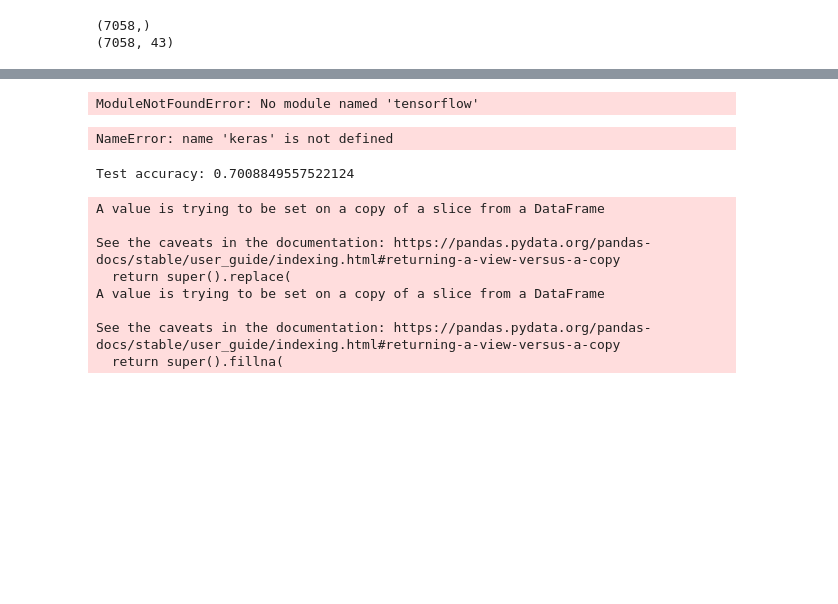
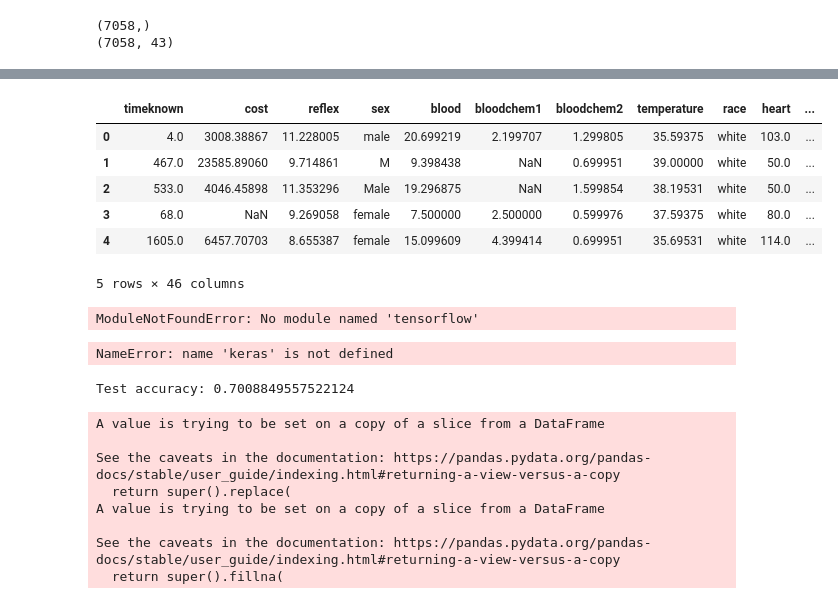
Before and after one commit to geeteshCh/Datathon-Hospital-Exploration, a Jupyter notebook: td-model.ipynb, the cells around one changed output, grey strips where cells are left out. Saved outputs shown, nothing was run; the diff lists cells and outputs as text; code cells hidden in the pictures; blank space fills up the shorter version.

```diff
--- a/td-model.ipynb
+++ b/td-model.ipynb
@@ -269,3 +240,51 @@ X
+# %%
+def one_hot_encode_feature(dd, feature_name):
+    """
+    One-hot encodes a specified feature from a DataFrame.
+
+    Parameters:
+    - dataframe: The input DataFrame.
+    - feature_name: The name of the feature to be one-hot encoded.
+
+    Returns:
+    - one_hot_df: A DataFrame containing the one-hot encoded feature.
+    """
+
+    # Select the specified feature from the DataFrame
+    feature_to_encode = dd[feature_name]
+
+    # Reshape the feature to have a 2D shape, required by OneHotEncoder
+    feature_to_encode = feature_to_encode.values.reshape(-1, 1)
+
+    # Create an instance of the OneHotEncoder
+    encoder = OneHotEncoder(sparse=False)  # You can set sparse=True if you want a sparse matrix
+
+    # Fit the encoder to the feature data
+    encoder.fit(feature_to_encode)
+
+    # Transform the feature data to one-hot encoded format
+    one_hot_encoded = encoder.transform(feature_to_encode)
+
+    # Convert the one-hot encoded data to a DataFrame for better visualization
+    one_hot_df = pd.DataFrame(one_hot_encoded, columns=encoder.get_feature_names_out([feature_name]))
+
+
+    new_dataframe = dd.drop(columns=[feature_name])  # Remove the target column
+    new_dataframe[one_hot_df.columns] = one_hot_df  # Add the source columns to the target DataFrame
+
+    return new_dataframe
+# %%
+df1 = one_hot_encode_feature(df1, 'extraprimary')
+# %%
+df1[:5]
+# %% [output]
+|  | timeknown | cost | reflex | sex | blood | bloodchem1 | bloodchem2 | temperature | race | heart | ... |
+| 0 | 4.0 | 3008.38867 | 11.228005 | male | 20.699219 | 2.199707 | 1.299805 | 35.59375 | white | 103.0 | ... |
+| 1 | 467.0 | 23585.89060 | 9.714861 | M | 9.398438 | NaN | 0.699951 | 39.00000 | white | 50.0 | ... |
+| 2 | 533.0 | 4046.45898 | 11.353296 | Male | 19.296875 | NaN | 1.599854 | 38.19531 | white | 50.0 | ... |
+| 3 | 68.0 | NaN | 9.269058 | female | 7.500000 | 2.500000 | 0.599976 | 37.59375 | white | 80.0 | ... |
+| 4 | 1605.0 | 6457.70703 | 8.655387 | female | 15.099609 | 4.399414 | 0.699951 | 35.69531 | white | 114.0 | ... |
+5 rows × 46 columns
 # %%
 !pip install tensorflow keras
 # %%
```
Also changed, not shown: parts of 5 cells of this notebook, 2 other files.
